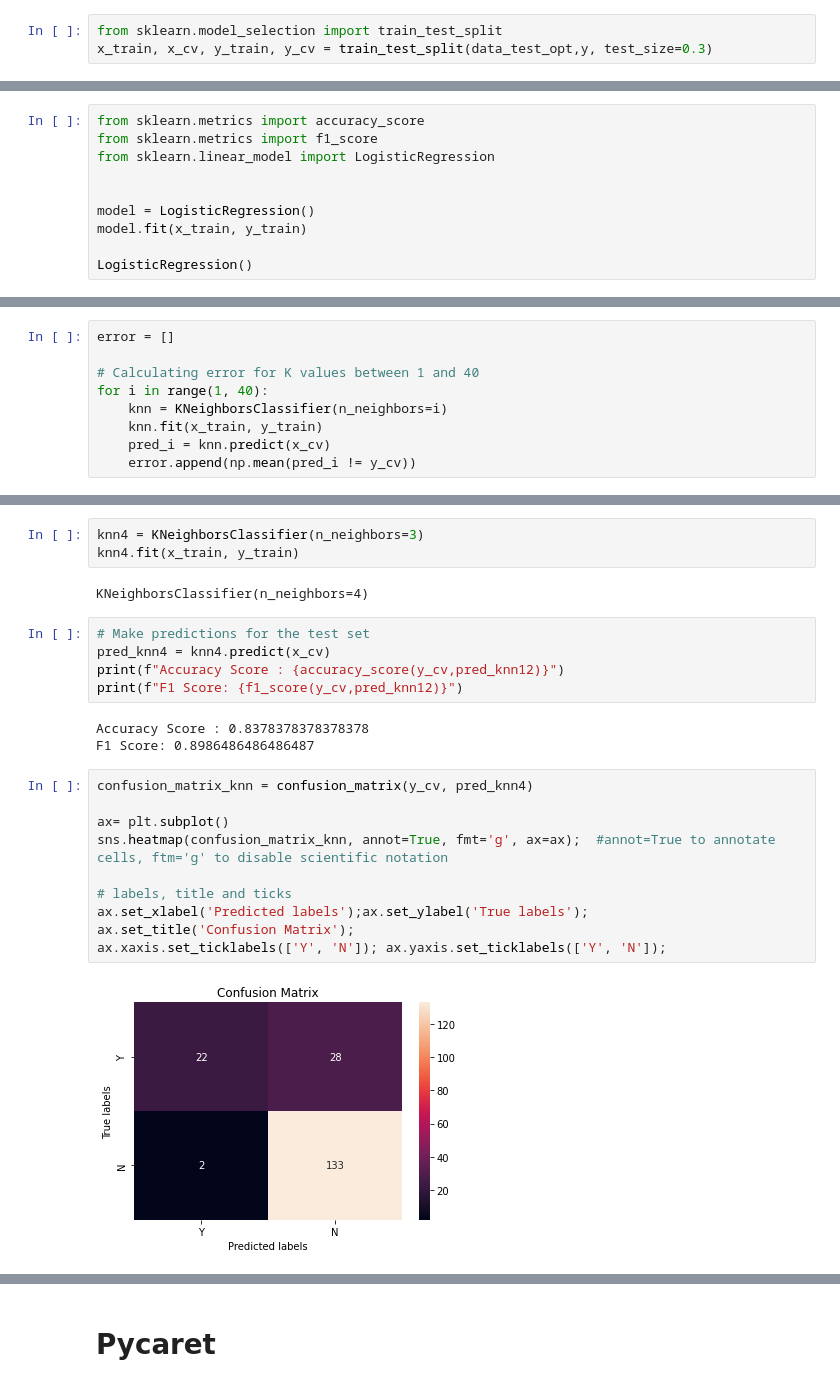
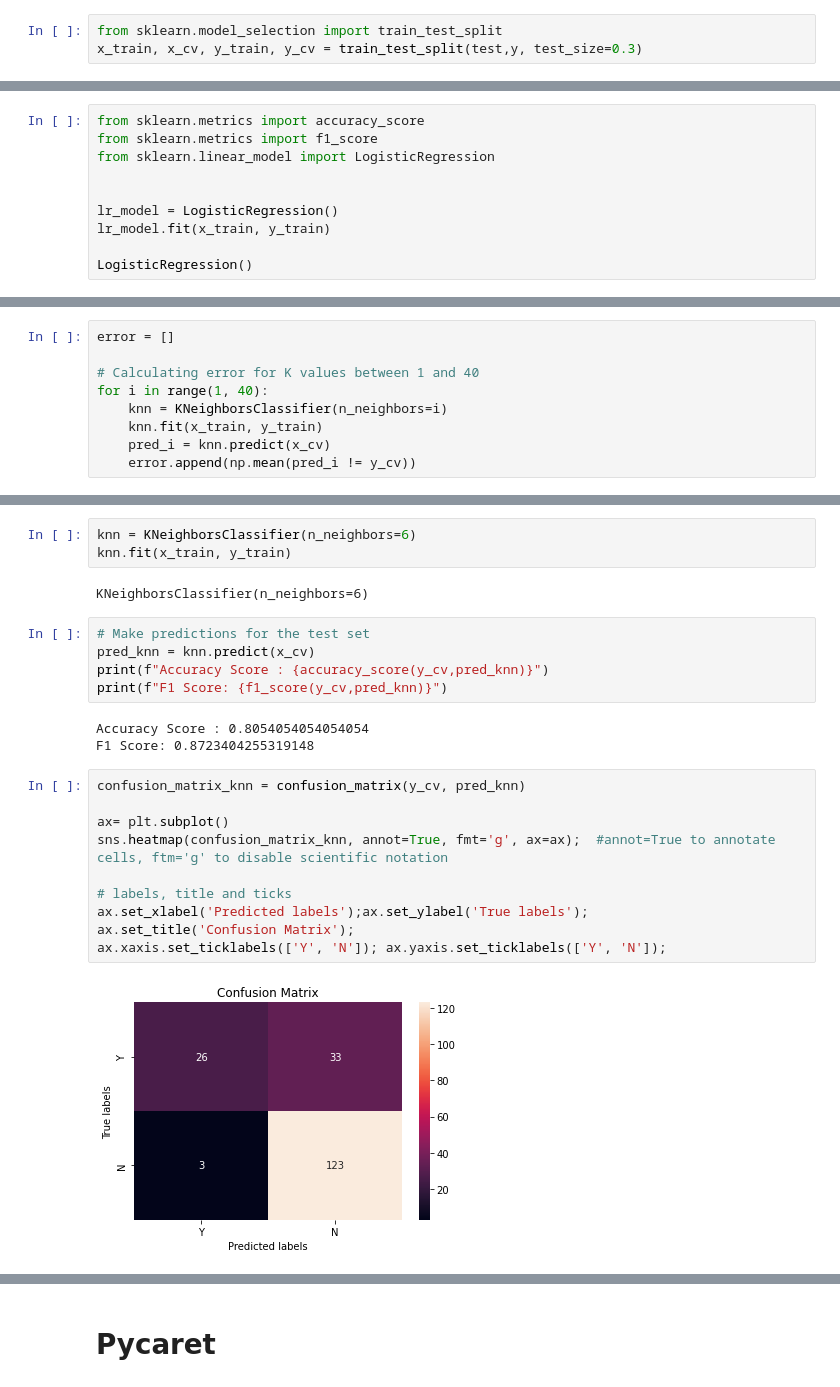
Before and after one commit to siakyikar444/citi-hackathon-loan-prediction, a Jupyter notebook: notebook_opt.ipynb, the cells around one changed output, grey strips where cells are left out. Saved outputs shown, nothing was run; the diff lists cells and outputs as text.

```diff
--- a/notebook_opt.ipynb
+++ b/notebook_opt.ipynb
@@ -527,4 +499,4 @@ data_test_opt = data_test[['Married_Yes','Education_Graduate','Property_Area_Sem
 # Machine Learning Model
 # %%
 from sklearn.model_selection import train_test_split
-x_train, x_cv, y_train, y_cv = train_test_split(data_test_opt,y, test_size=0.3)
+x_train, x_cv, y_train, y_cv = train_test_split(test,y, test_size=0.3)
@@ -545,8 +515,8 @@ from sklearn.metrics import f1_score
 from sklearn.linear_model import LogisticRegression
 
 
-model = LogisticRegression()
-model.fit(x_train, y_train)
+lr_model = LogisticRegression()
+lr_model.fit(x_train, y_train)
 
 LogisticRegression()
 # %% [output]
@@ -740,27 +710,27 @@ Text(0, 0.5, 'Mean Error')
 # %%
-knn4 = KNeighborsClassifier(n_neighbors=3)
-knn4.fit(x_train, y_train)
+knn = KNeighborsClassifier(n_neighbors=6)
+knn.fit(x_train, y_train)
 # %% [output]
-KNeighborsClassifier(n_neighbors=4)
+KNeighborsClassifier(n_neighbors=6)
 # %%
 # Make predictions for the test set
-pred_knn4 = knn4.predict(x_cv)
-print(f"Accuracy Score : {accuracy_score(y_cv,pred_knn12)}")
-print(f"F1 Score: {f1_score(y_cv,pred_knn12)}")
+pred_knn = knn.predict(x_cv)
+print(f"Accuracy Score : {accuracy_score(y_cv,pred_knn)}")
+print(f"F1 Score: {f1_score(y_cv,pred_knn)}")
 # %% [output]
-Accuracy Score : 0.8378378378378378
-F1 Score: 0.8986486486486487
+Accuracy Score : 0.8054054054054054
+F1 Score: 0.8723404255319148
 # %%
-confusion_matrix_knn = confusion_matrix(y_cv, pred_knn4)
+confusion_matrix_knn = confusion_matrix(y_cv, pred_knn)
 
 ax= plt.subplot()
 sns.heatmap(confusion_matrix_knn, annot=True, fmt='g', ax=ax);  #annot=True to annotate cells, ftm='g' to disable scientific notation
 
 # labels, title and ticks
 ax.set_xlabel('Predicted labels');ax.set_ylabel('True labels');
 ax.set_title('Confusion Matrix');
 ax.xaxis.set_ticklabels(['Y', 'N']); ax.yaxis.set_ticklabels(['Y', 'N']);
 # %% [output]
-[figure, old version]
+[figure, new version]
 # %%
 # pred_test_knn = knn12.predict(data_test)
```
Also changed, not shown: parts of 23 cells of this notebook, 1 other file.
